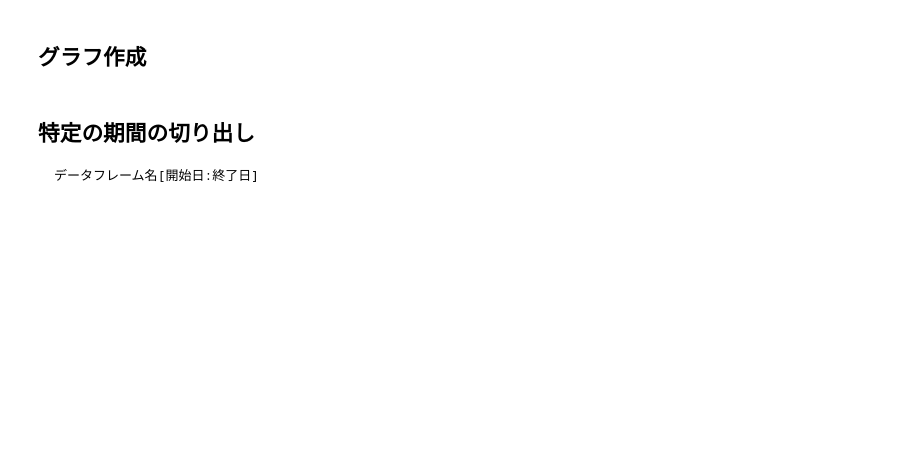
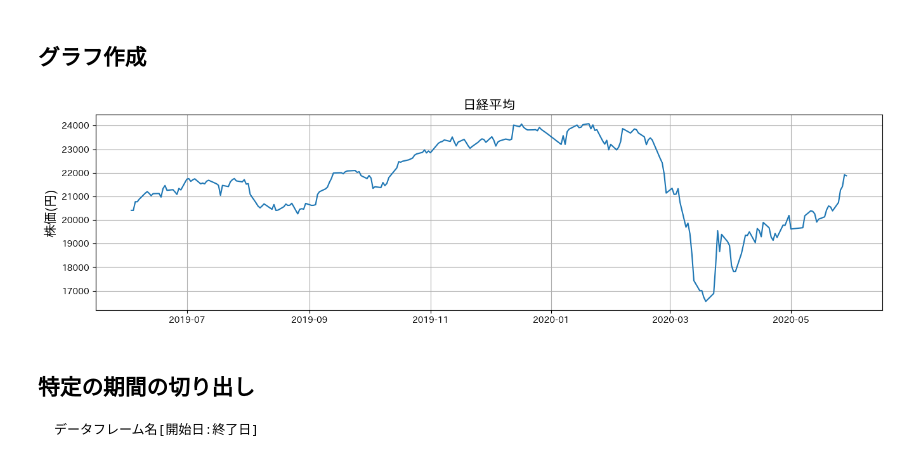
Before and after one commit to fukufukufukufuku/tsu_2024_githab, a Jupyter notebook: 第04回/第04回_プログラム/4：Pythonによるデータ可視化_2024.ipynb, the cells around one changed output. Saved outputs shown, nothing was run; the diff lists cells and outputs as text; code cells hidden in the pictures; blank space fills up the shorter version.

````diff
--- a/第04回/第04回_プログラム/4：Pythonによるデータ可視化_2024.ipynb
+++ b/第04回/第04回_プログラム/4：Pythonによるデータ可視化_2024.ipynb
@@ -367,10 +419,7 @@ pd.read_excel(file, sheet_name='シート名', parse_dates=["日時の列名"],
 import pandas as pd
 
 # ファイルの指定
-xlsxfile  = "dataset/N225.xlsx"   # dataset内のExcelファイル
-
-# Googleドライブの場合は次のコメントアウトを外す
-# xlsxfile = "drive/My Drive/Colab Notebooks/第04回_プログラム/dataset/N225.xlsx"
+xlsxfile = "drive/My Drive/Colab Notebooks/第04回_プログラム/dataset/N225.xlsx"
 
 # データの読み込み
 df_N225 = pd.read_excel(xlsxfile, sheet_name='N225', parse_dates=['date'], index_col="date")
@@ -382,34 +446,33 @@ display(df_N225)
 # %%
 import matplotlib.pyplot as plt # グラフ作成
 import japanize_matplotlib      # 日本語対応
 %matplotlib inline
 
 # x軸,y軸に対応するデータを取得
 date   = df_N225.index    # 行名の日時を取得
 price  = df_N225['Close'] # 終値を取得
 
 # グラフ作成前に設定するオプション
 plt.figure(figsize=(16, 4)) # 図のサイズ（横×縦）
 
 # グラフ作成
 # x軸、y軸、凡例タイトル
 plt.plot(date, price, label="日経平均")
 
 # 追加オプション
 plt.title("日経平均",fontsize=15)         # グラフタイトル
 plt.ylabel('株価(円)',fontsize=15)        # y軸ラベル
 plt.grid()                                # 補助線追加
 
 # 出力設定
-pngfile  = "グラフ_日経平均.png" # グラフ画像のファイル名
-
-# Googleドライブの場合は次のコメントアウトを外す
-# pngfile = "drive/My Drive/Colab Notebooks/第04回_プログラム/グラフ_日経平均.png"
+pngfile = "drive/My Drive/Colab Notebooks/第04回_プログラム/グラフ_日経平均.png"
 
 plt.savefig(pngfile, bbox_inches='tight') # 画像の保存
 
 # グラフ表示
 plt.show()
+# %% [output]
+[figure, added]
 # %% [markdown]
 ## 特定の期間の切り出し
 ```Python
````
Also changed, not shown: parts of 19 cells of this notebook, 5 other files.
